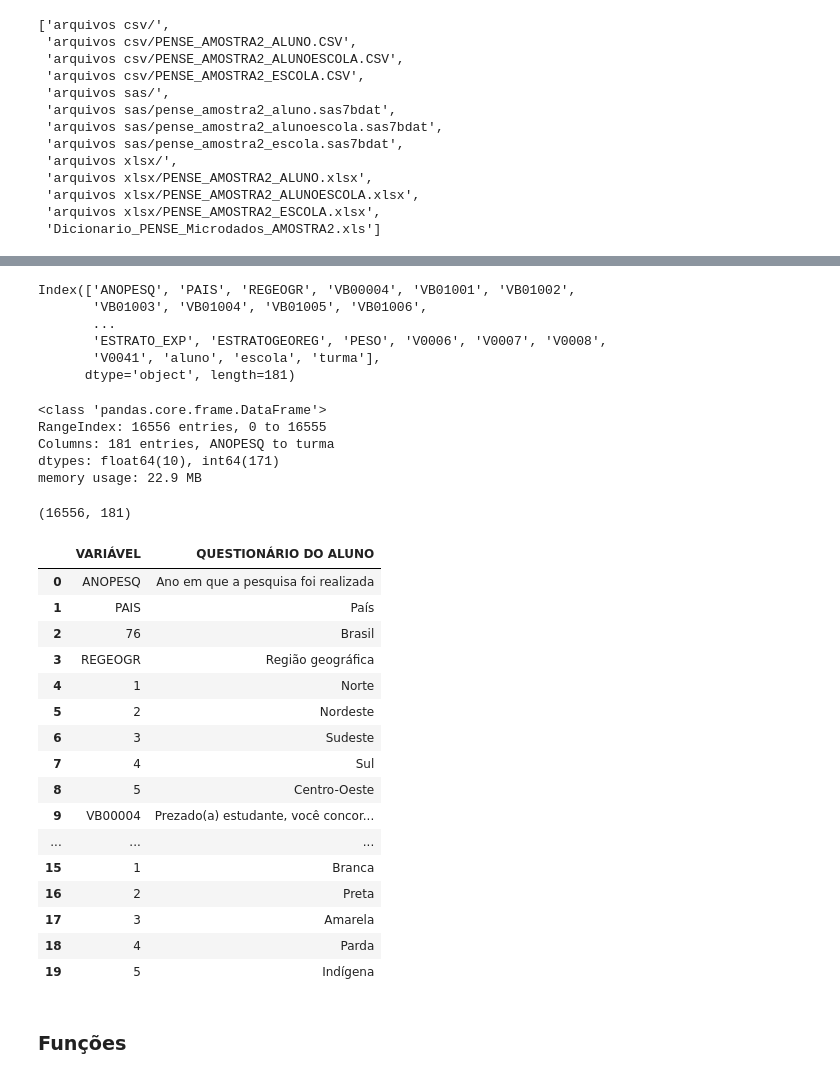
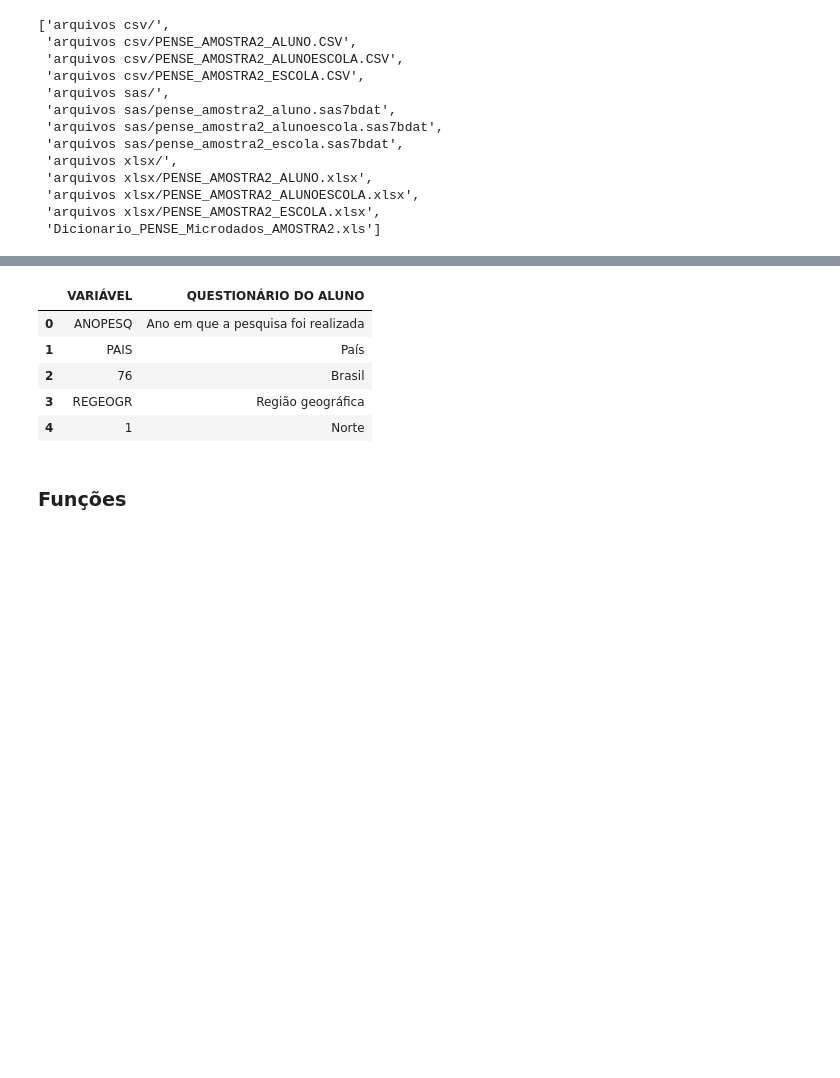
Before and after one commit to KPxto/bootcamp-alura, a Jupyter notebook: modulo_03/Projeto Modulo 3.ipynb, the cells around one changed output, grey strips where cells are left out. Drawn from its saved outputs; the diff is of its cells as text; code cells hidden in the pictures; blank space fills up the shorter version.

```diff
--- a/modulo_03/Projeto Modulo 3.ipynb
+++ b/modulo_03/Projeto Modulo 3.ipynb
@@ -43,47 +61,15 @@ dados.head()
-# %%
-dados.columns
-# %% [output]
-Index(['ANOPESQ', 'PAIS', 'REGEOGR', 'VB00004', 'VB01001', 'VB01002',
-       'VB01003', 'VB01004', 'VB01005', 'VB01006',
-       ...
-       'ESTRATO_EXP', 'ESTRATOGEOREG', 'PESO', 'V0006', 'V0007', 'V0008',
-       'V0041', 'aluno', 'escola', 'turma'],
-      dtype='object', length=181)
-# %%
-dados.info()
-# %% [output]
-<class 'pandas.core.frame.DataFrame'>
-RangeIndex: 16556 entries, 0 to 16555
-Columns: 181 entries, ANOPESQ to turma
-dtypes: float64(10), int64(171)
-memory usage: 22.9 MB
-# %%
-dados.shape
-# %% [output]
-(16556, 181)
 # %%
 caminho_dicio = zip.namelist()[12]
 dicio_dados = pd.read_excel(zip.open(caminho_dicio))
 df_dict = dicio_dados.copy()
-dicio_dados.head(20)
+dicio_dados.head()
 # %% [output]
 |  | VARIÁVEL | QUESTIONÁRIO DO ALUNO |
 | 0 | ANOPESQ | Ano em que a pesquisa foi realizada |
 | 1 | PAIS | País |
 | 2 | 76 | Brasil |
 | 3 | REGEOGR | Região geográfica |
 | 4 | 1 | Norte |
-| 5 | 2 | Nordeste |
-| 6 | 3 | Sudeste |
-| 7 | 4 | Sul |
-| 8 | 5 | Centro-Oeste |
-| 9 | VB00004 | Prezado(a) estudante, você concor... |
-| ... | ... | ... |
-| 15 | 1 | Branca |
-| 16 | 2 | Preta |
-| 17 | 3 | Amarela |
-| 18 | 4 | Parda |
-| 19 | 5 | Indígena |
 # %% [markdown]
 ### Funções
 # %% [markdown]
```
Also changed, not shown: parts of 44 cells of this notebook, 1 other file.
